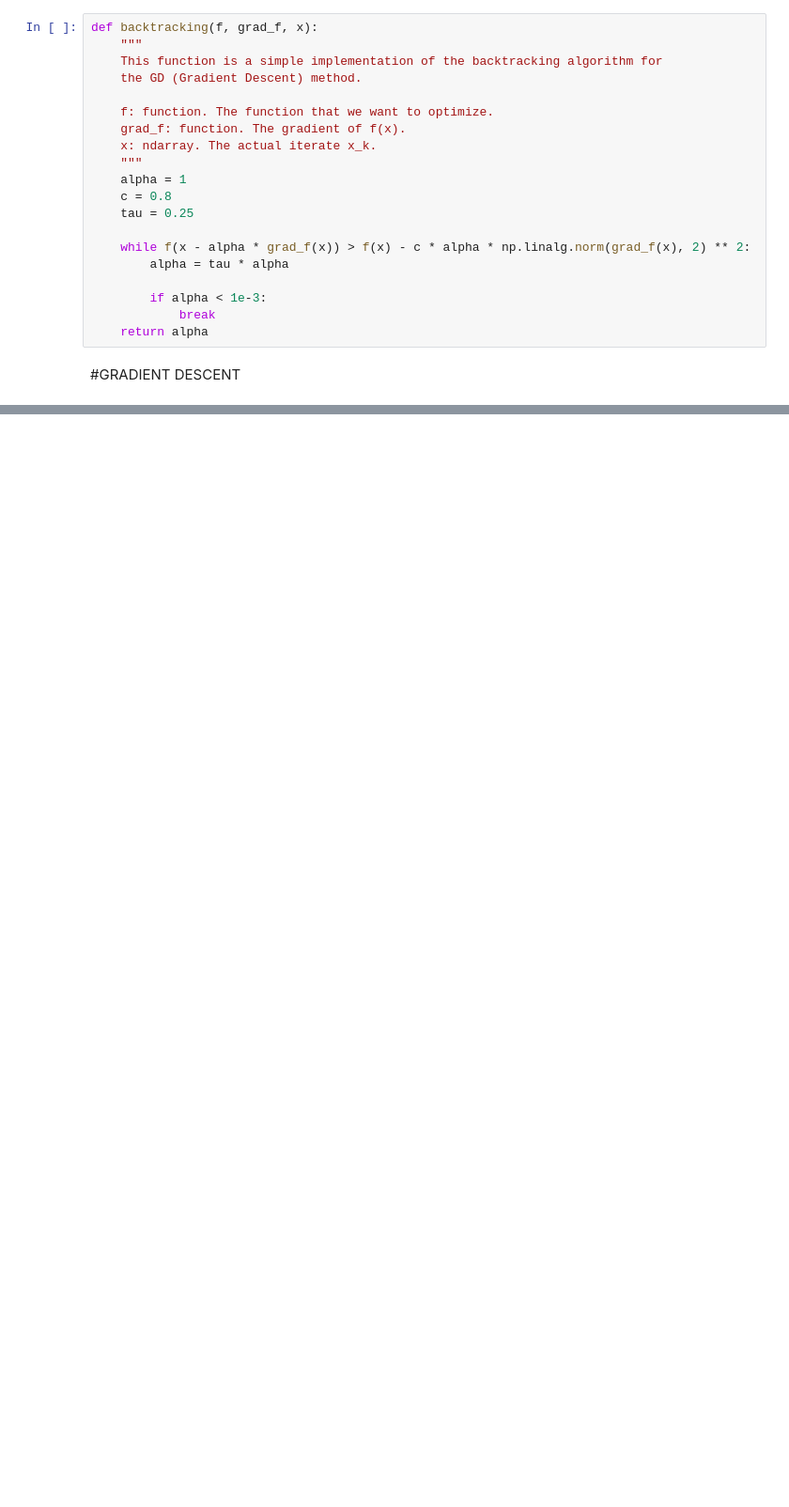
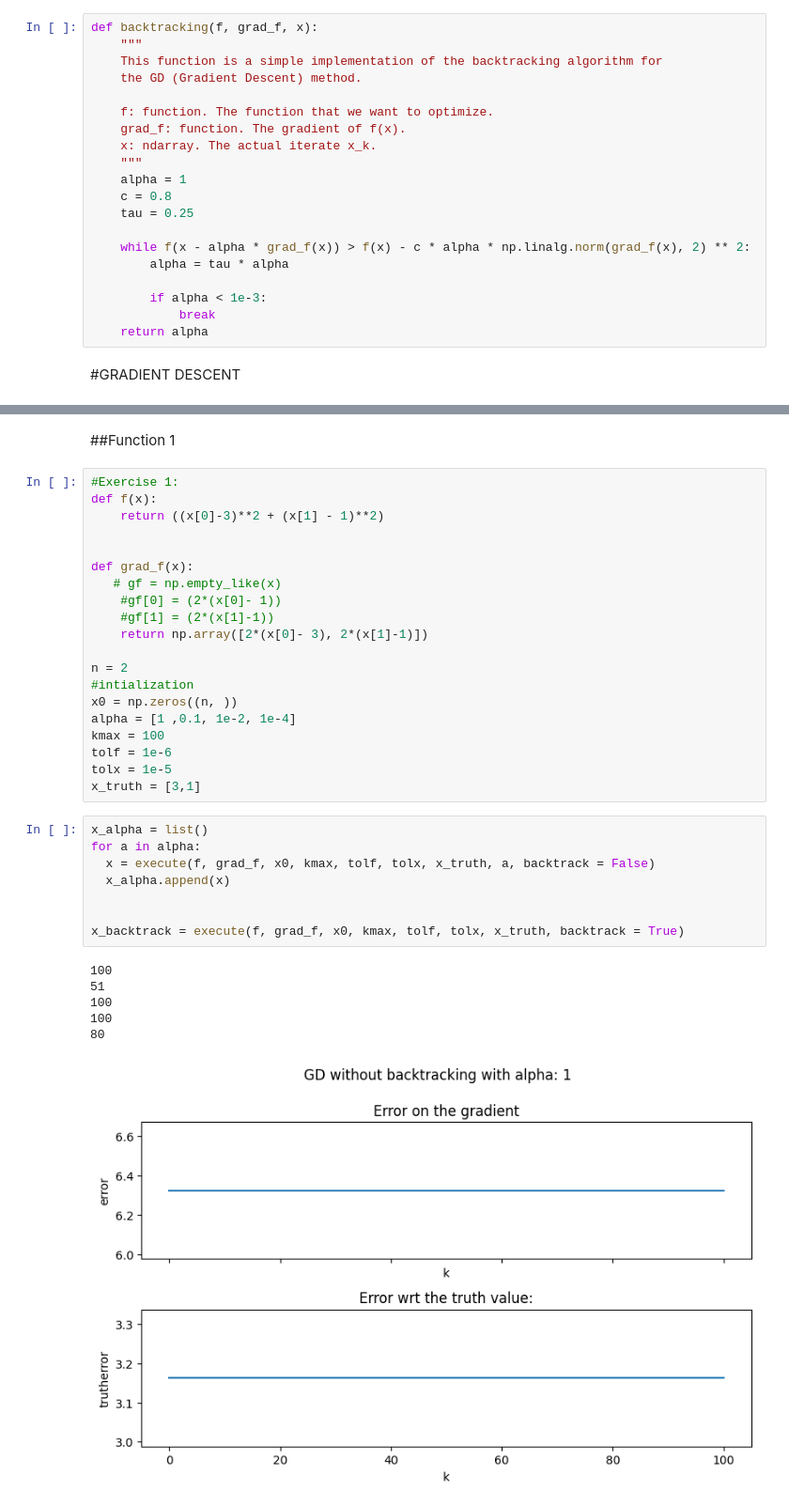
Before and after one commit to Gh5al/Statiscal-and-Mathematical-methods-for-AI, a Jupyter notebook: LAB/Homework3/Homework3.ipynb, the cells around one changed output, grey strips where cells are left out. Shown at 94% size. Saved outputs shown, nothing was run; the diff lists cells and outputs as text; blank space fills up the shorter version.

```diff
--- a/LAB/Homework3/Homework3.ipynb
+++ b/LAB/Homework3/Homework3.ipynb
@@ -337,0 +136,37 @@ plt.show()
+# %% [markdown]
+##Function 1
+# %%
+#Exercise 1:
+def f(x):
+    return ((x[0]-3)**2 + (x[1] - 1)**2)
+
+
+def grad_f(x):
+   # gf = np.empty_like(x)
+    #gf[0] = (2*(x[0]- 1))
+    #gf[1] = (2*(x[1]-1))
+    return np.array([2*(x[0]- 3), 2*(x[1]-1)])
+
+n = 2
+#intialization
+x0 = np.zeros((n, ))
+alpha = [1 ,0.1, 1e-2, 1e-4]
+kmax = 100
+tolf = 1e-6
+tolx = 1e-5
+x_truth = [3,1]
+# %%
+x_alpha = list()
+for a in alpha:
+  x = execute(f, grad_f, x0, kmax, tolf, tolx, x_truth, a, backtrack = False)
+  x_alpha.append(x)
+
+
+x_backtrack = execute(f, grad_f, x0, kmax, tolf, tolx, x_truth, backtrack = True)
+# %% [output]
+100
+51
+100
+100
+80
+[figure, added]
```
Also changed, not shown: parts of 87 cells of this notebook.
